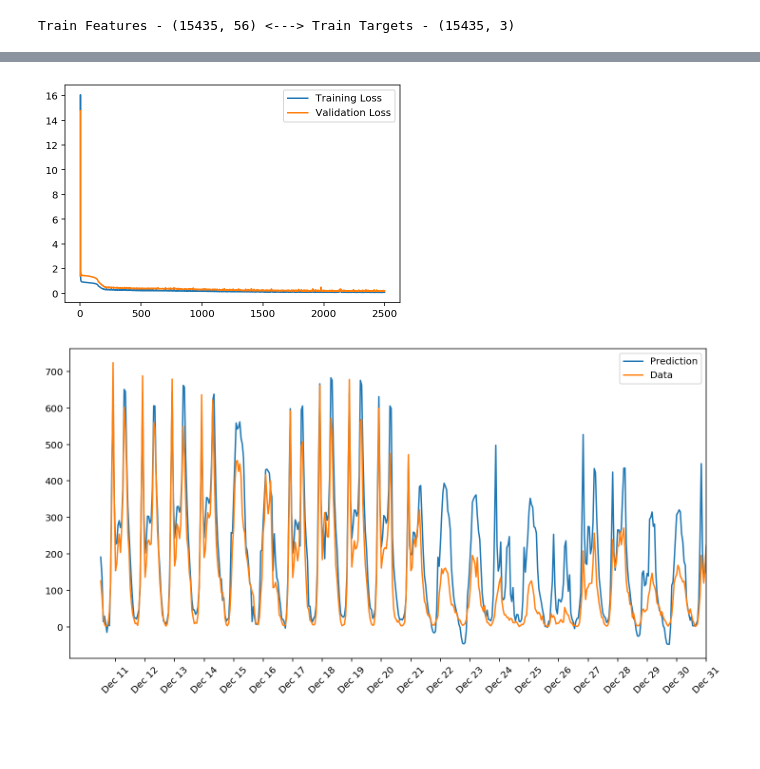
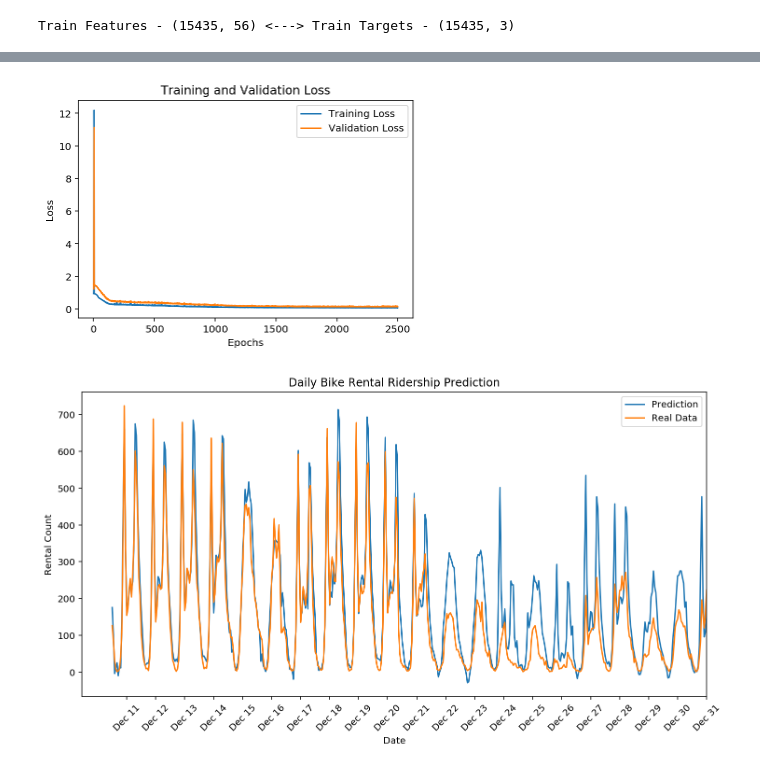
Before and after one commit to justinbellucci/vanilla_nn_bikeshare_model, a Jupyter notebook: Predicting_bike_sharing.ipynb, the cells around one changed output, grey strips where cells are left out. Cells and saved outputs as stored; diff of their text form; code cells hidden in the pictures; blank space fills up the shorter version.

Commit message:
retrain and export plots

```diff
--- a/Predicting_bike_sharing.ipynb
+++ b/Predicting_bike_sharing.ipynb
@@ -139,17 +135,21 @@ Progress: 100.0% ... Training loss: 0.086 ... Validation loss: 0.201
 # %%
 plt.plot(losses['train'], label='Training Loss')
 plt.plot(losses['validation'], label='Validation Loss')
 plt.legend()
-_ = plt.ylim()
+plt.title(label='Training and Validation Loss')
+plt.xlabel('Epochs')
+plt.ylabel('Loss')
+fname = 'imgs/loss_01.jpg'
+plt.savefig(fname, dpi=150)
 # %% [output]
-[figure, old version]
+[figure, new version]
 # %%
 fig, ax = plt.subplots(figsize=(12, 6))
 
 mean, std = scaled_features['cnt']
 preds = model.forward(test_features).T*std + mean
 ax.plot(preds[0], label='Prediction')
-ax.plot((test_targets['cnt']).values*std + mean, label='Data')
+ax.plot((test_targets['cnt']).values*std + mean, label='Real Data')
 ax.set_xlim(right=len(preds))
 ax.legend()
 
@@ -157,5 +157,10 @@ dates = pd.to_datetime(ride_data.iloc[test_data.index]['dteday'])
 dates = dates.apply(lambda d: d.strftime('%b %d'))
 ax.set_xticks(np.arange(len(dates))[12::24])
 _ = ax.set_xticklabels(dates[12::24], rotation=45)
+plt.title(label='Daily Bike Rental Ridership Prediction')
+plt.xlabel('Date')
+plt.ylabel('Rental Count')
+fname = 'imgs/pred_01.jpg'
+plt.savefig(fname, dpi=150)
 # %% [output]
-[figure, old version]
+[figure, new version]
```
Also changed, not shown: parts of 1 cell of this notebook, 4 other files.
